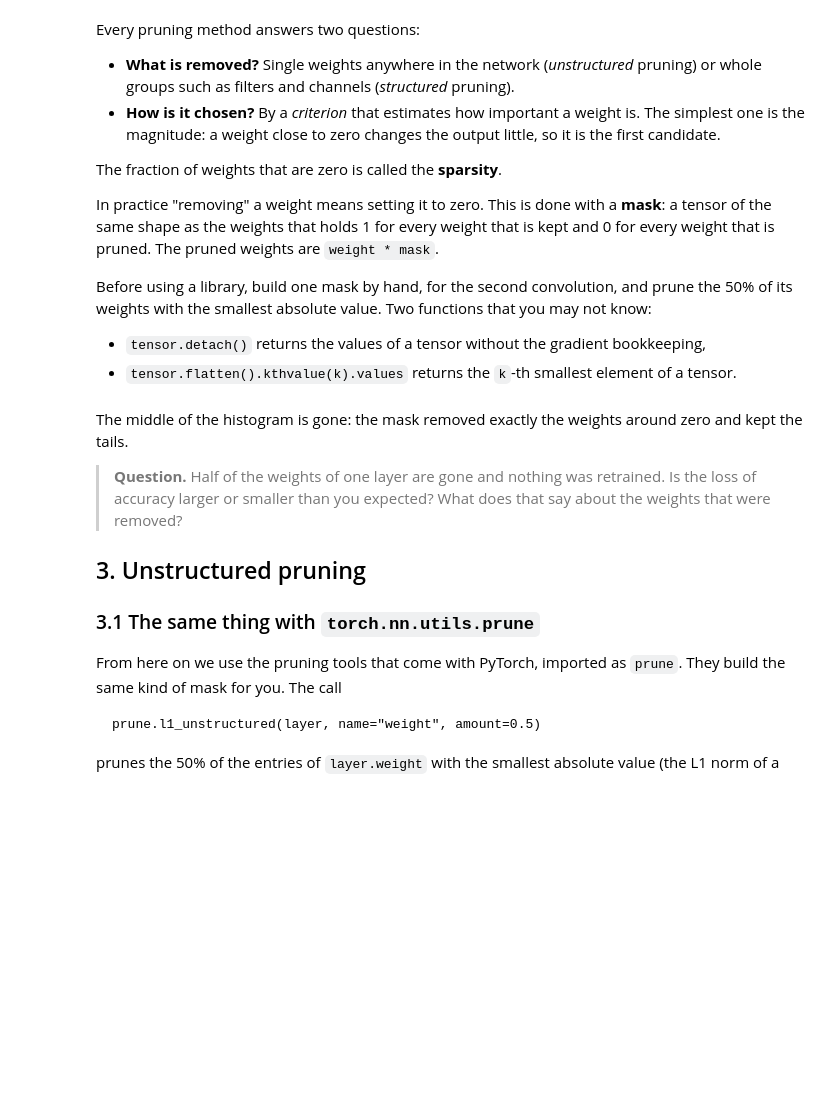
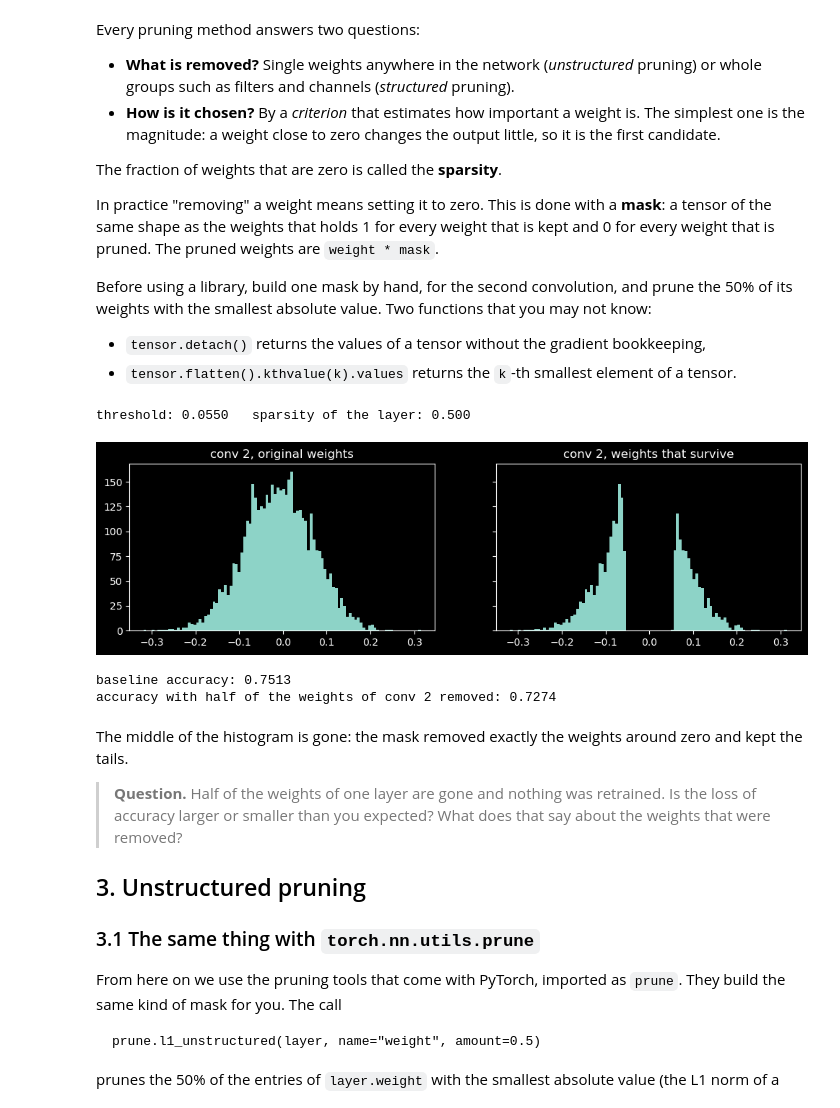
Before and after one commit to jjedra4/embedded_systems, a Jupyter notebook: lab03/Lab3_todo.ipynb, the cells around one changed output. Saved outputs shown, nothing was run; the diff lists cells and outputs as text; code cells hidden in the pictures; blank space fills up the shorter version.

```diff
--- a/lab03/Lab3_todo.ipynb
+++ b/lab03/Lab3_todo.ipynb
@@ -48,7 +48,8 @@ from torchvision import datasets, transforms
 import matplotlib.pyplot as plt
 
 print("torch version:", torch.__version__)
-device = "cuda" if torch.cuda.is_available() else "cpu"
+# device = "cuda" if torch.cuda.is_available() else "cpu"
+device = "mps"
 print("Using device:", device)
 
 torch.manual_seed(0)
@@ -185,30 +192,38 @@ Before using a library, build one mask by hand, for the second convolution, and
 # %%
 model = load_fp()
 w = model.features[4].weight.detach()        # second convolution, shape [32, 16, 3, 3]
 amount = 0.5
 
 # TODO (student): 1. k:         how many weights have to be pruned
 #                 2. threshold: the k-th smallest absolute value among the weights
 #                 3. mask:      1.0 where the absolute value is above the threshold, 0.0 elsewhere
 #                 4. w_pruned:  the weights with the mask applied
-
+k = int(amount * w.numel())
+threshold = w.abs().flatten().kthvalue(k).values
+mask = (w.abs() > threshold).float()
+w_pruned = w * mask
 
 sparsity = (w_pruned == 0).float().mean().item()
 print(f"threshold: {threshold.item():.4f}   sparsity of the layer: {sparsity:.3f}")
 assert abs(sparsity - amount) < 0.01
 
 fig, axes = plt.subplots(1, 2, figsize=(12, 3), sharey=True)
 axes[0].hist(w.flatten().tolist(), bins=100)
 axes[0].set_title("conv 2, original weights")
 axes[1].hist(w_pruned[mask == 1].tolist(), bins=100)
 axes[1].set_title("conv 2, weights that survive")
 plt.show()
 
 with torch.no_grad():
     model.features[4].weight.copy_(w_pruned)
 print(f"baseline accuracy: {base_acc:.4f}")
 conv2_unstructured_acc = evaluate(model, test_loader)
 print(f"accuracy with half of the weights of conv 2 removed: {conv2_unstructured_acc:.4f}")
+# %% [output]
+threshold: 0.0550   sparsity of the layer: 0.500
+[figure, added]
+baseline accuracy: 0.7513
+accuracy with half of the weights of conv 2 removed: 0.7274
 # %% [markdown]
 The middle of the histogram is gone: the mask removed exactly the weights around zero and kept the tails.
 
```
Also changed, not shown: parts of 13 cells of this notebook, 10 other files.
